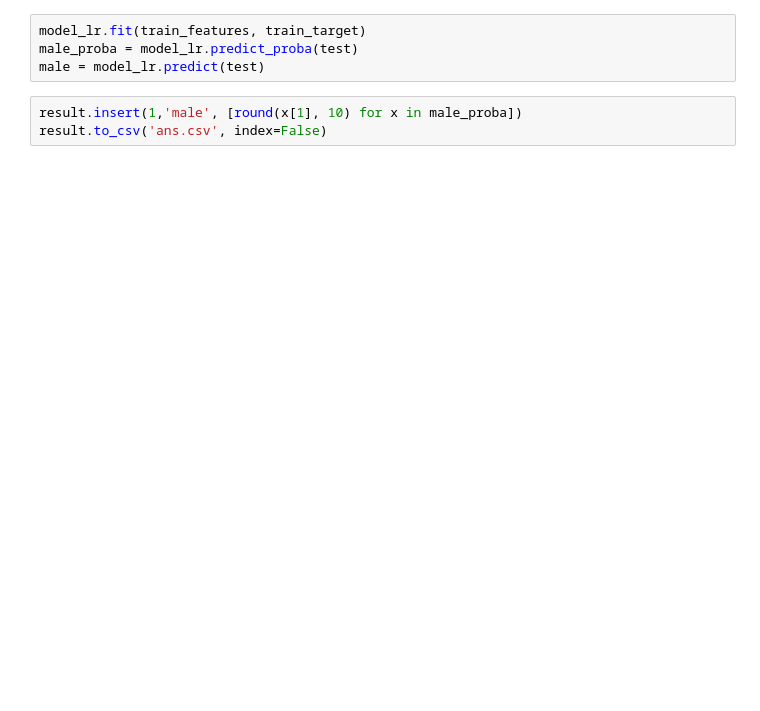
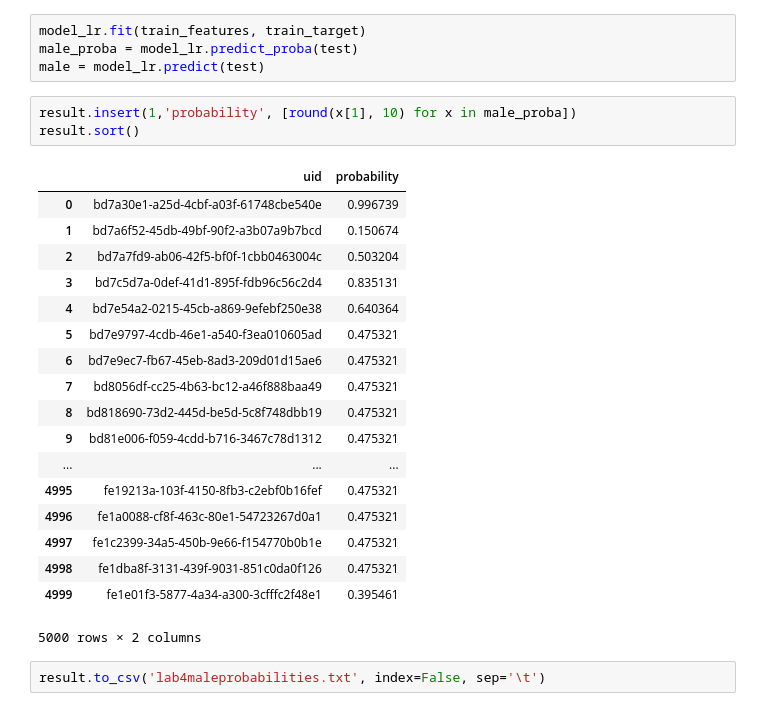
Before and after one commit to pvgladkov/BigData, a Jupyter notebook: lab_4/lab_4.ipynb, the cells around one changed output. Saved outputs shown, nothing was run; the diff lists cells and outputs as text; blank space fills up the shorter version.

```diff
--- a/lab_4/lab_4.ipynb
+++ b/lab_4/lab_4.ipynb
@@ -118,5 +118,26 @@ model_lr.fit(train_features, train_target)
 male_proba = model_lr.predict_proba(test)
 male = model_lr.predict(test)
 # %%
-result.insert(1,'male', [round(x[1], 10) for x in male_proba])
-result.to_csv('ans.csv', index=False)
+result.insert(1,'probability', [round(x[1], 10) for x in male_proba])
+result.sort()
+# %% [output]
+|  | uid | probability |
+| 0 | bd7a30e1-a25d-4cbf-a03f-61748cbe540e | 0.996739 |
+| 1 | bd7a6f52-45db-49bf-90f2-a3b07a9b7bcd | 0.150674 |
+| 2 | bd7a7fd9-ab06-42f5-bf0f-1cbb0463004c | 0.503204 |
+| 3 | bd7c5d7a-0def-41d1-895f-fdb96c56c2d4 | 0.835131 |
+| 4 | bd7e54a2-0215-45cb-a869-9efebf250e38 | 0.640364 |
+| 5 | bd7e9797-4cdb-46e1-a540-f3ea010605ad | 0.475321 |
+| 6 | bd7e9ec7-fb67-45eb-8ad3-209d01d15ae6 | 0.475321 |
+| 7 | bd8056df-cc25-4b63-bc12-a46f888baa49 | 0.475321 |
+| 8 | bd818690-73d2-445d-be5d-5c8f748dbb19 | 0.475321 |
+| 9 | bd81e006-f059-4cdd-b716-3467c78d1312 | 0.475321 |
+| ... | ... | ... |
+| 4995 | fe19213a-103f-4150-8fb3-c2ebf0b16fef | 0.475321 |
+| 4996 | fe1a0088-cf8f-463c-80e1-54723267d0a1 | 0.475321 |
+| 4997 | fe1c2399-34a5-450b-9e66-f154770b0b1e | 0.475321 |
+| 4998 | fe1dba8f-3131-439f-9031-851c0da0f126 | 0.475321 |
+| 4999 | fe1e01f3-5877-4a34-a300-3cfffc2f48e1 | 0.395461 |
+5000 rows × 2 columns
+# %%
+result.to_csv('lab4maleprobabilities.txt', index=False, sep='\t')
```
Also changed, not shown: parts of 5 cells of this notebook, 1 other file.
